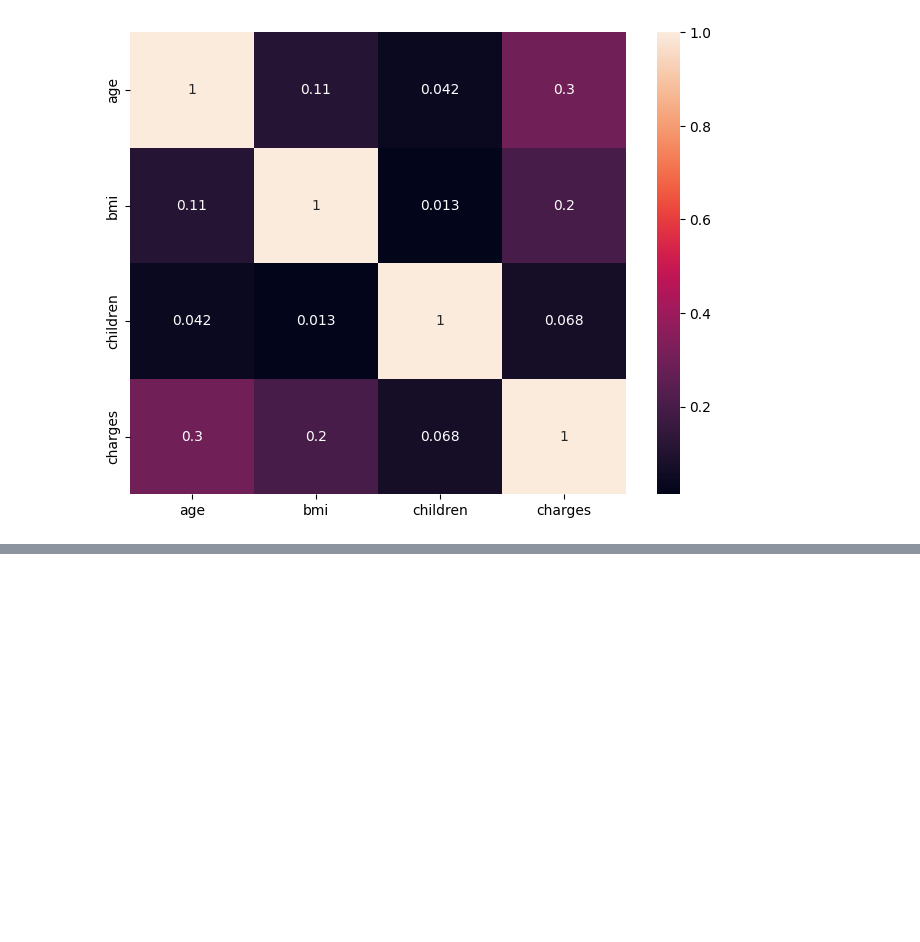
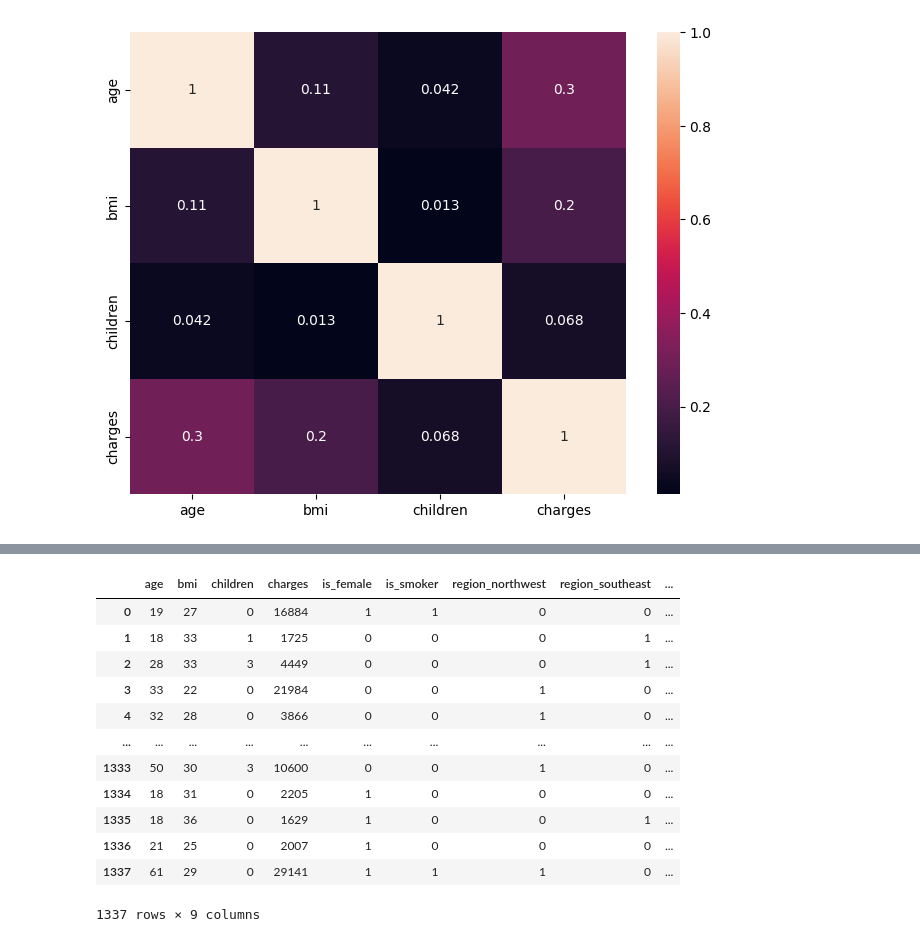
Before and after one commit to zamman365-glitch/Insurance-Project, a Jupyter notebook: Insurance.ipynb, the cells around one changed output, grey strips where cells are left out. Saved outputs shown, nothing was run; the diff lists cells and outputs as text; code cells hidden in the pictures; blank space fills up the shorter version.

```diff
--- a/Insurance.ipynb
+++ b/Insurance.ipynb
@@ -120,0 +195,15 @@ Data Cleaning And Processing
+# %%
+df_cleaned = df.copy()
+df_cleaned.drop_duplicates(inplace=True)
+
+# Map and rename 'sex' safely
+df_cleaned['is_female'] = df_cleaned['sex'].map({"male": 0, "female": 1})
+
+# Map and rename 'smoker' safely
+df_cleaned['is_smoker'] = df_cleaned['smoker'].map({"no": 0, "yes": 1})
+
+# Drop the old columns now that we've mapped them to new columns
+df_cleaned.drop(columns=['sex', 'smoker'], inplace=True)
+
+# Preview the cleaned dataset
+display(df_cleaned.head())
@@ -120,0 +217,3 @@ Data Cleaning And Processing
+# %%
+# one hot encoding
+df_cleaned = pd.get_dummies(df_cleaned,columns=['region'],drop_first=True)
@@ -120,0 +231,18 @@ Data Cleaning And Processing
+# %%
+df_cleaned=df_cleaned.astype(int)
+# %%
+df_cleaned
+# %% [output]
+|  | age | bmi | children | charges | is_female | is_smoker | region_northwest | region_southeast | ... |
+| 0 | 19 | 27 | 0 | 16884 | 1 | 1 | 0 | 0 | ... |
+| 1 | 18 | 33 | 1 | 1725 | 0 | 0 | 0 | 1 | ... |
+| 2 | 28 | 33 | 3 | 4449 | 0 | 0 | 0 | 1 | ... |
+| 3 | 33 | 22 | 0 | 21984 | 0 | 0 | 1 | 0 | ... |
+| 4 | 32 | 28 | 0 | 3866 | 0 | 0 | 1 | 0 | ... |
+| ... | ... | ... | ... | ... | ... | ... | ... | ... | ... |
+| 1333 | 50 | 30 | 3 | 10600 | 0 | 0 | 1 | 0 | ... |
+| 1334 | 18 | 31 | 0 | 2205 | 1 | 0 | 0 | 0 | ... |
+| 1335 | 18 | 36 | 0 | 1629 | 1 | 0 | 0 | 1 | ... |
+| 1336 | 21 | 25 | 0 | 2007 | 1 | 0 | 0 | 0 | ... |
+| 1337 | 61 | 29 | 0 | 29141 | 1 | 1 | 1 | 0 | ... |
+1337 rows × 9 columns
```
Also changed, not shown: parts of 30 cells of this notebook.
